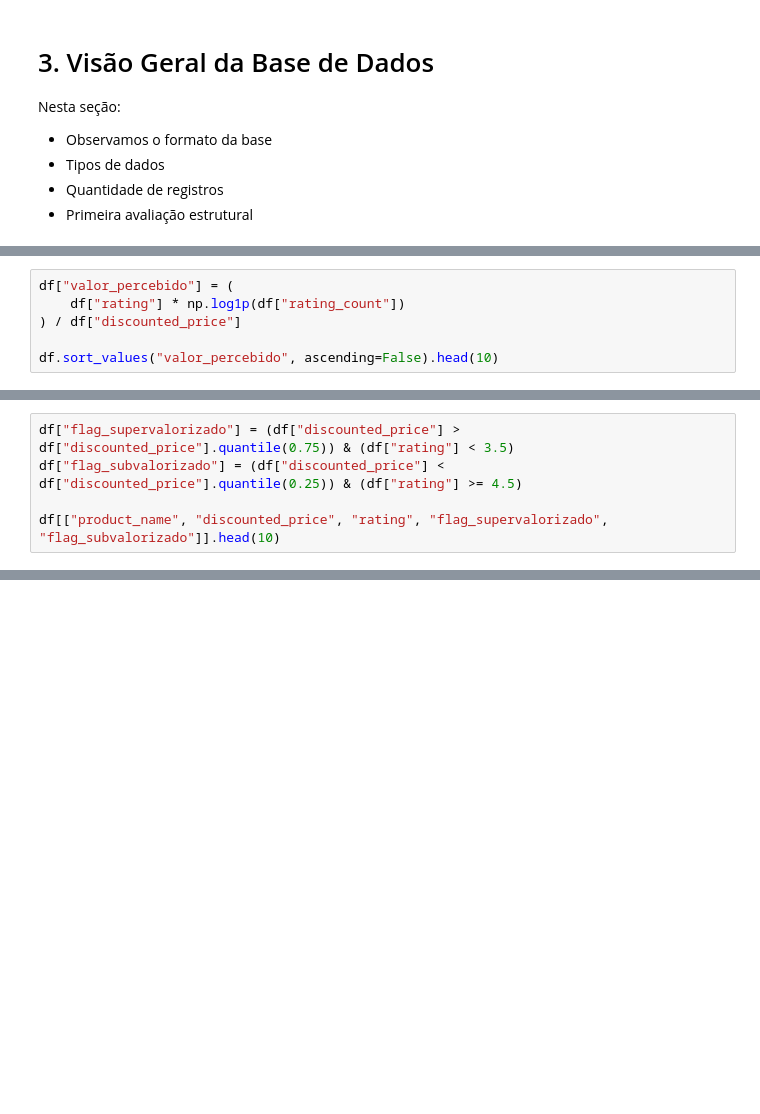
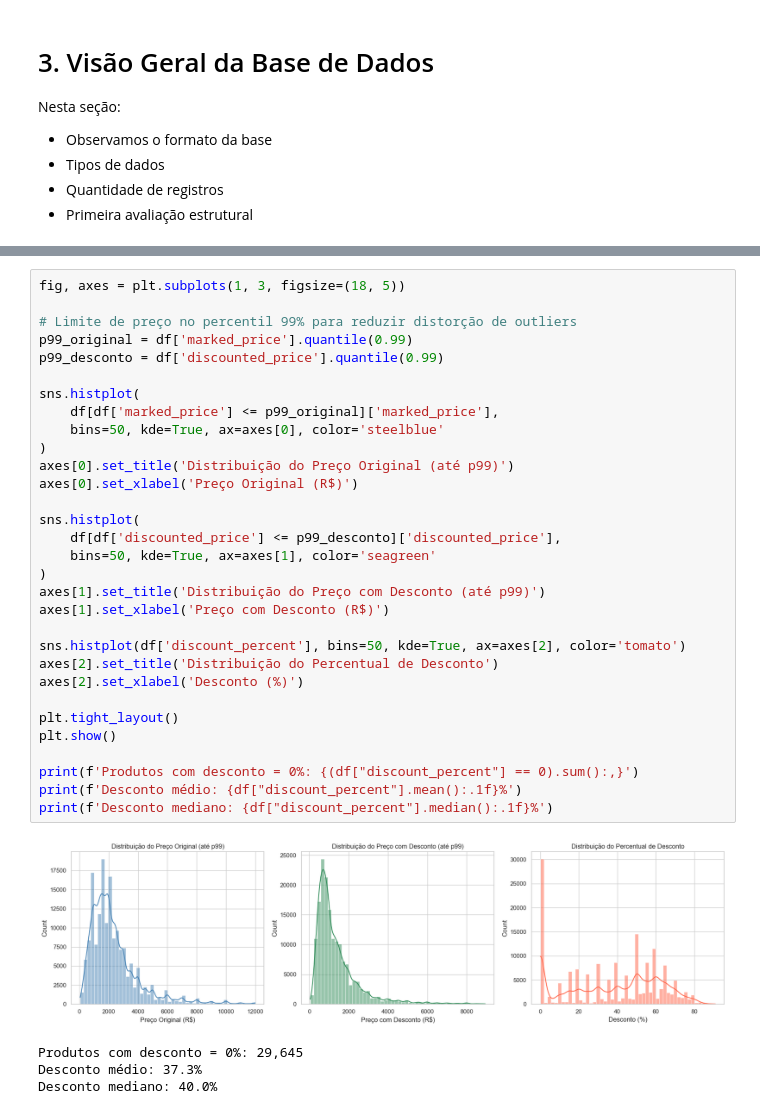
Before and after one commit to MarceloP25/E-commerce-Dataset, a Jupyter notebook: analiseExploratoria.ipynb, the cells around one changed output, grey strips where cells are left out. Cells and saved outputs as stored; diff of their text form; blank space fills up the shorter version.

```diff
--- a/analiseExploratoria.ipynb
+++ b/analiseExploratoria.ipynb
@@ -211,6 +70,0 @@ Essa métrica favorece produtos:
-# %%
-df["valor_percebido"] = (
-    df["rating"] * np.log1p(df["rating_count"])
-) / df["discounted_price"]
-
-df.sort_values("valor_percebido", ascending=False).head(10)
@@ -225,5 +70,0 @@ Esses casos são especialmente relevantes para decisões de portfólio.
-# %%
-df["flag_supervalorizado"] = (df["discounted_price"] > df["discounted_price"].quantile(0.75)) & (df["rating"] < 3.5)
-df["flag_subvalorizado"] = (df["discounted_price"] < df["discounted_price"].quantile(0.25)) & (df["rating"] >= 4.5)
-
-df[["product_name", "discounted_price", "rating", "flag_supervalorizado", "flag_subvalorizado"]].head(10)
@@ -242,0 +136,36 @@ Este notebook serve como base direta para:
+# %%
+fig, axes = plt.subplots(1, 3, figsize=(18, 5))
+
+# Limite de preço no percentil 99% para reduzir distorção de outliers
+p99_original = df['marked_price'].quantile(0.99)
+p99_desconto = df['discounted_price'].quantile(0.99)
+
+sns.histplot(
+    df[df['marked_price'] <= p99_original]['marked_price'],
+    bins=50, kde=True, ax=axes[0], color='steelblue'
+)
+axes[0].set_title('Distribuição do Preço Original (até p99)')
+axes[0].set_xlabel('Preço Original (R$)')
+
+sns.histplot(
+    df[df['discounted_price'] <= p99_desconto]['discounted_price'],
+    bins=50, kde=True, ax=axes[1], color='seagreen'
+)
+axes[1].set_title('Distribuição do Preço com Desconto (até p99)')
+axes[1].set_xlabel('Preço com Desconto (R$)')
+
+sns.histplot(df['discount_percent'], bins=50, kde=True, ax=axes[2], color='tomato')
+axes[2].set_title('Distribuição do Percentual de Desconto')
+axes[2].set_xlabel('Desconto (%)')
+
+plt.tight_layout()
+plt.show()
+
+print(f'Produtos com desconto = 0%: {(df["discount_percent"] == 0).sum():,}')
+print(f'Desconto médio: {df["discount_percent"].mean():.1f}%')
+print(f'Desconto mediano: {df["discount_percent"].median():.1f}%')
+# %% [output]
+[figure, added]
+Produtos com desconto = 0%: 29,645
+Desconto médio: 37.3%
+Desconto mediano: 40.0%
```
Also changed, not shown: parts of 51 cells of this notebook, 3 other files.
